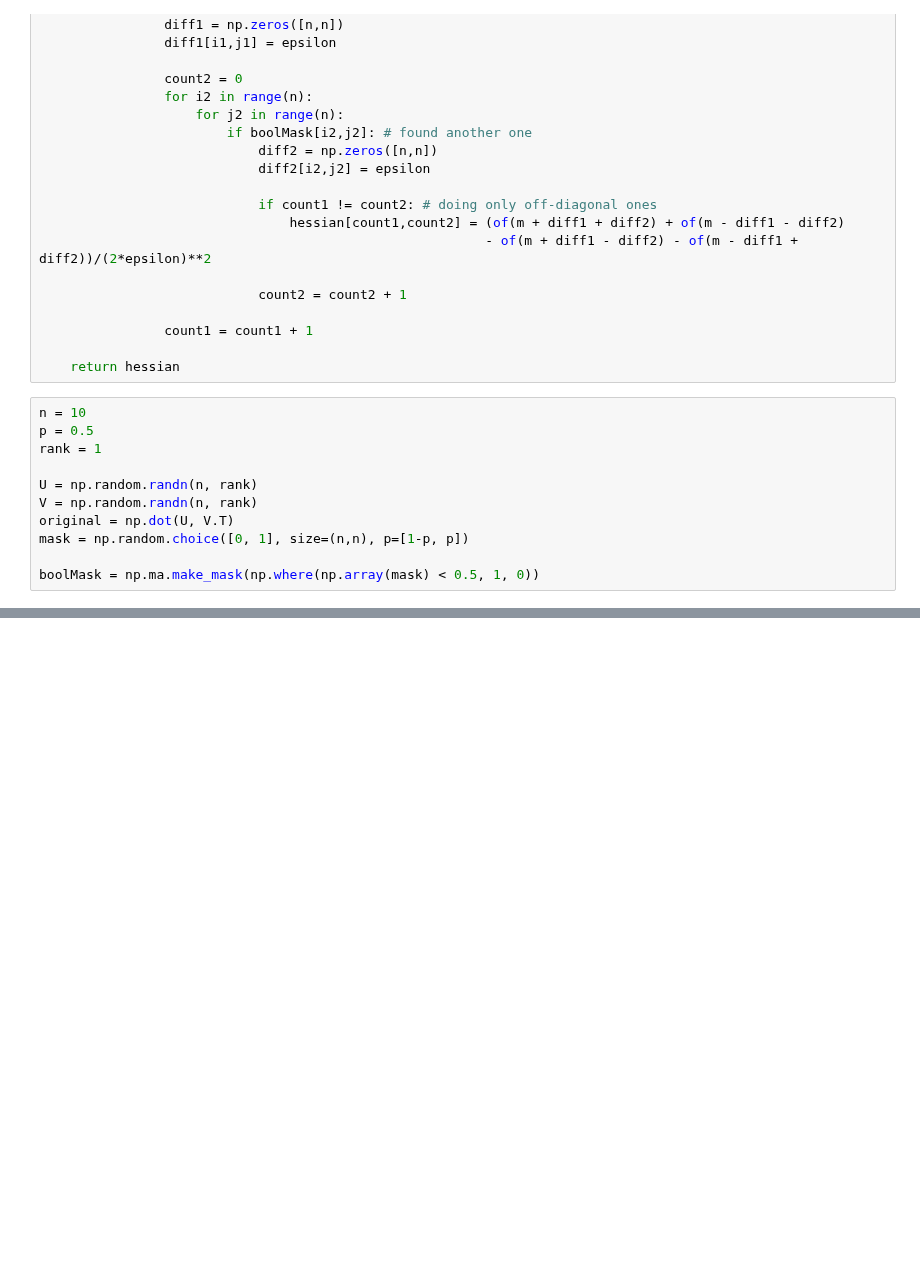
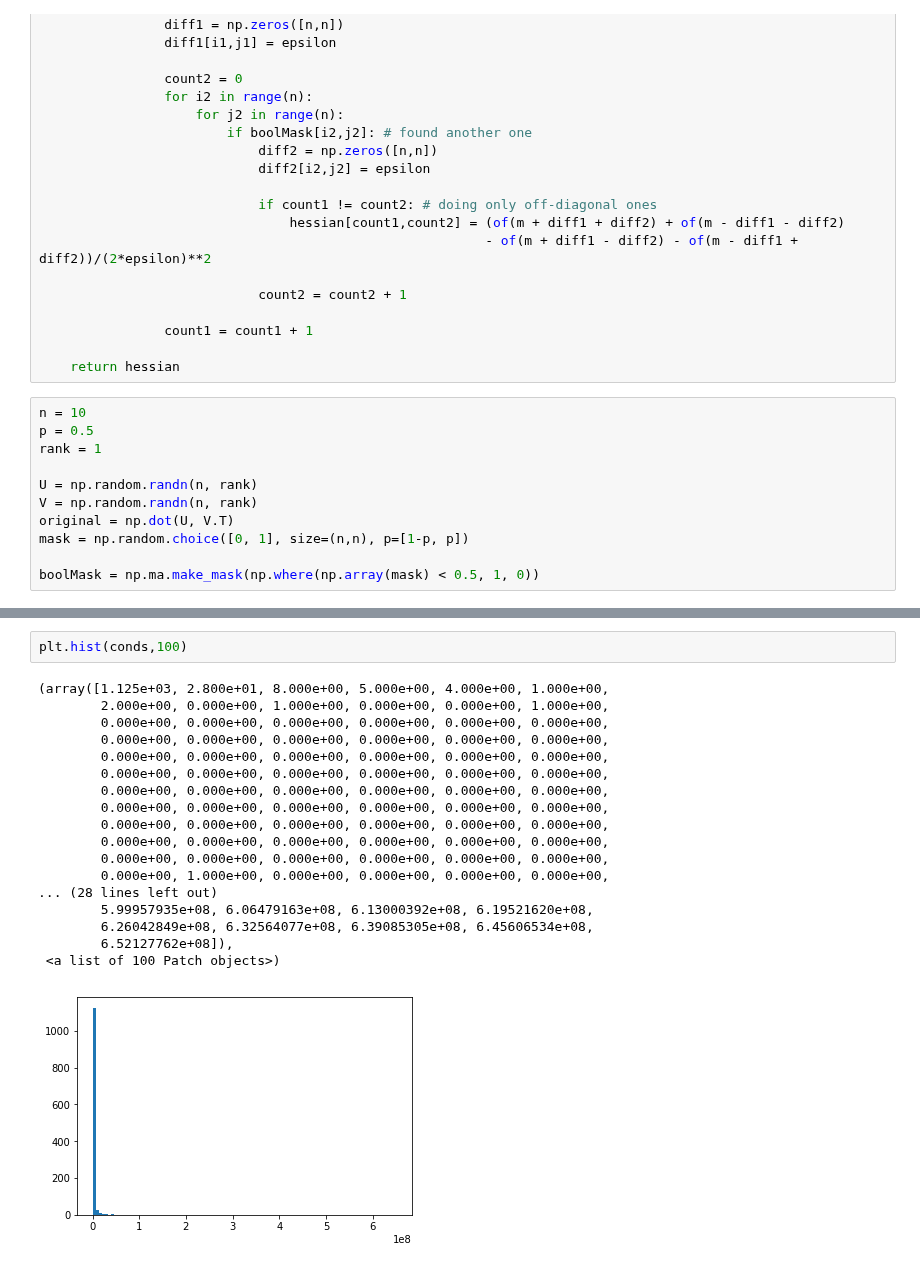
Before and after one commit to slemonide/matrix_completion, a Jupyter notebook: week4/nuclear_norm_minimization_gradient.ipynb, the cells around one changed output, grey strips where cells are left out. Saved outputs shown, nothing was run; the diff lists cells and outputs as text; blank space fills up the shorter version.

```diff
--- a/week4/nuclear_norm_minimization_gradient.ipynb
+++ b/week4/nuclear_norm_minimization_gradient.ipynb
@@ -145,0 +162,21 @@ step, nuc norm, frob distance, hessian cond
+# %%
+plt.hist(conds,100)
+# %% [output]
+(array([1.125e+03, 2.800e+01, 8.000e+00, 5.000e+00, 4.000e+00, 1.000e+00,
+        2.000e+00, 0.000e+00, 1.000e+00, 0.000e+00, 0.000e+00, 1.000e+00,
+        0.000e+00, 0.000e+00, 0.000e+00, 0.000e+00, 0.000e+00, 0.000e+00,
+        0.000e+00, 0.000e+00, 0.000e+00, 0.000e+00, 0.000e+00, 0.000e+00,
+        0.000e+00, 0.000e+00, 0.000e+00, 0.000e+00, 0.000e+00, 0.000e+00,
+        0.000e+00, 0.000e+00, 0.000e+00, 0.000e+00, 0.000e+00, 0.000e+00,
+        0.000e+00, 0.000e+00, 0.000e+00, 0.000e+00, 0.000e+00, 0.000e+00,
+        0.000e+00, 0.000e+00, 0.000e+00, 0.000e+00, 0.000e+00, 0.000e+00,
+        0.000e+00, 0.000e+00, 0.000e+00, 0.000e+00, 0.000e+00, 0.000e+00,
+        0.000e+00, 0.000e+00, 0.000e+00, 0.000e+00, 0.000e+00, 0.000e+00,
+        0.000e+00, 0.000e+00, 0.000e+00, 0.000e+00, 0.000e+00, 0.000e+00,
+        0.000e+00, 1.000e+00, 0.000e+00, 0.000e+00, 0.000e+00, 0.000e+00,
+... (28 lines left out)
+        5.99957935e+08, 6.06479163e+08, 6.13000392e+08, 6.19521620e+08,
+        6.26042849e+08, 6.32564077e+08, 6.39085305e+08, 6.45606534e+08,
+        6.52127762e+08]),
+ <a list of 100 Patch objects>)
+[figure, added]
```
Also changed, not shown: parts of 4 cells of this notebook, 4 other files.
